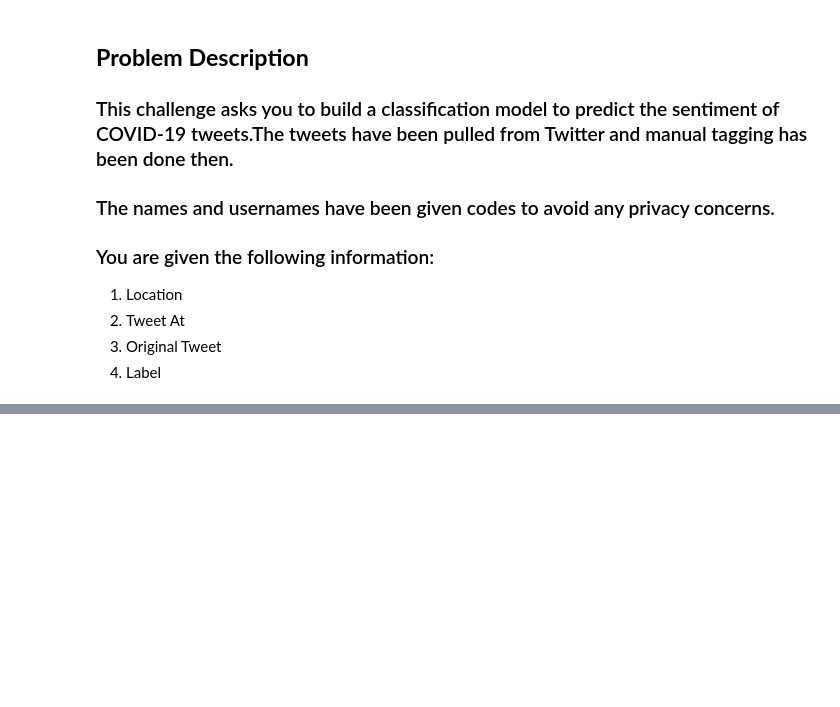
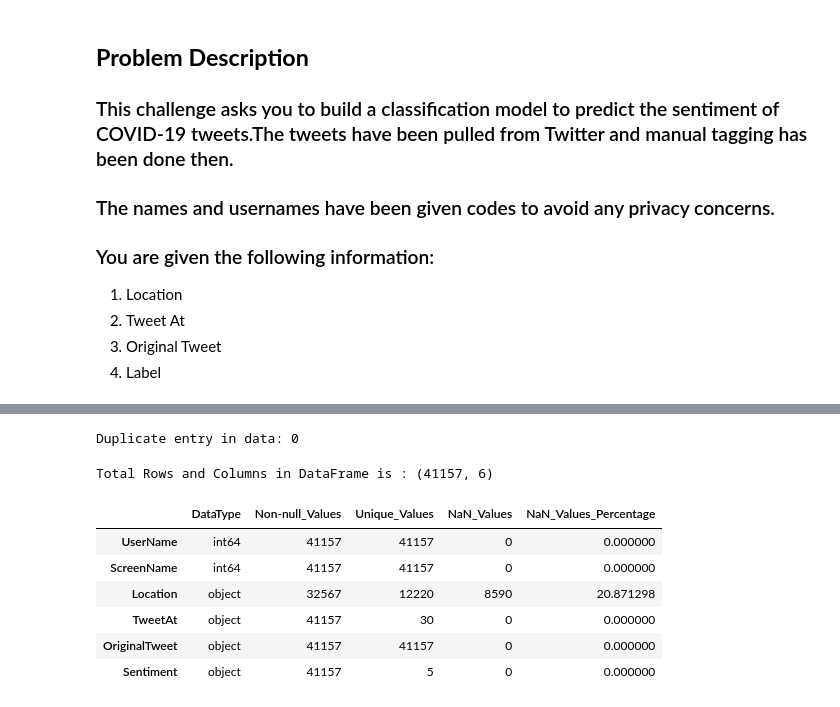
Before and after one commit to Amit-95/Coronavirus_Tweet_sentiment_analysis, a Jupyter notebook: Coronavirus_Tweet_Sentiment_Analysis_Capstone_Project.ipynb, the cells around one changed output, grey strips where cells are left out. Drawn from its saved outputs; the diff is of its cells as text; code cells hidden in the pictures; blank space fills up the shorter version.

```diff
--- a/Coronavirus_Tweet_Sentiment_Analysis_Capstone_Project.ipynb
+++ b/Coronavirus_Tweet_Sentiment_Analysis_Capstone_Project.ipynb
@@ -16,0 +96,31 @@
+# %%
+
+# Check for duplicated entries.
+print("Duplicate entry in data:",len(data[data.duplicated()]))
+# %% [output]
+Duplicate entry in data: 0
+# %%
+# Custom Function for Dtype,Unique values and Null values
+def datainfo():
+    temp_ps = pd.DataFrame(index=data.columns)
+    temp_ps['DataType'] = data.dtypes
+    temp_ps["Non-null_Values"] = data.count()
+    temp_ps['Unique_Values'] = data.nunique()
+    temp_ps['NaN_Values'] = data.isnull().sum()
+    temp_ps['NaN_Values_Percentage'] = (temp_ps['NaN_Values']/len(data))*100
+    return temp_ps
+# %%
+
+# Shape of the data.
+print("Total Rows and Columns in DataFrame is :",data.shape,"\n")
+# Custom Function
+datainfo()
+# %% [output]
+Total Rows and Columns in DataFrame is : (41157, 6)
+|  | DataType | Non-null_Values | Unique_Values | NaN_Values | NaN_Values_Percentage |
+| UserName | int64 | 41157 | 41157 | 0 | 0.000000 |
+| ScreenName | int64 | 41157 | 41157 | 0 | 0.000000 |
+| Location | object | 32567 | 12220 | 8590 | 20.871298 |
+| TweetAt | object | 41157 | 30 | 0 | 0.000000 |
+| OriginalTweet | object | 41157 | 41157 | 0 | 0.000000 |
+| Sentiment | object | 41157 | 5 | 0 | 0.000000 |
```
Also changed, not shown: parts of 19 cells of this notebook.
